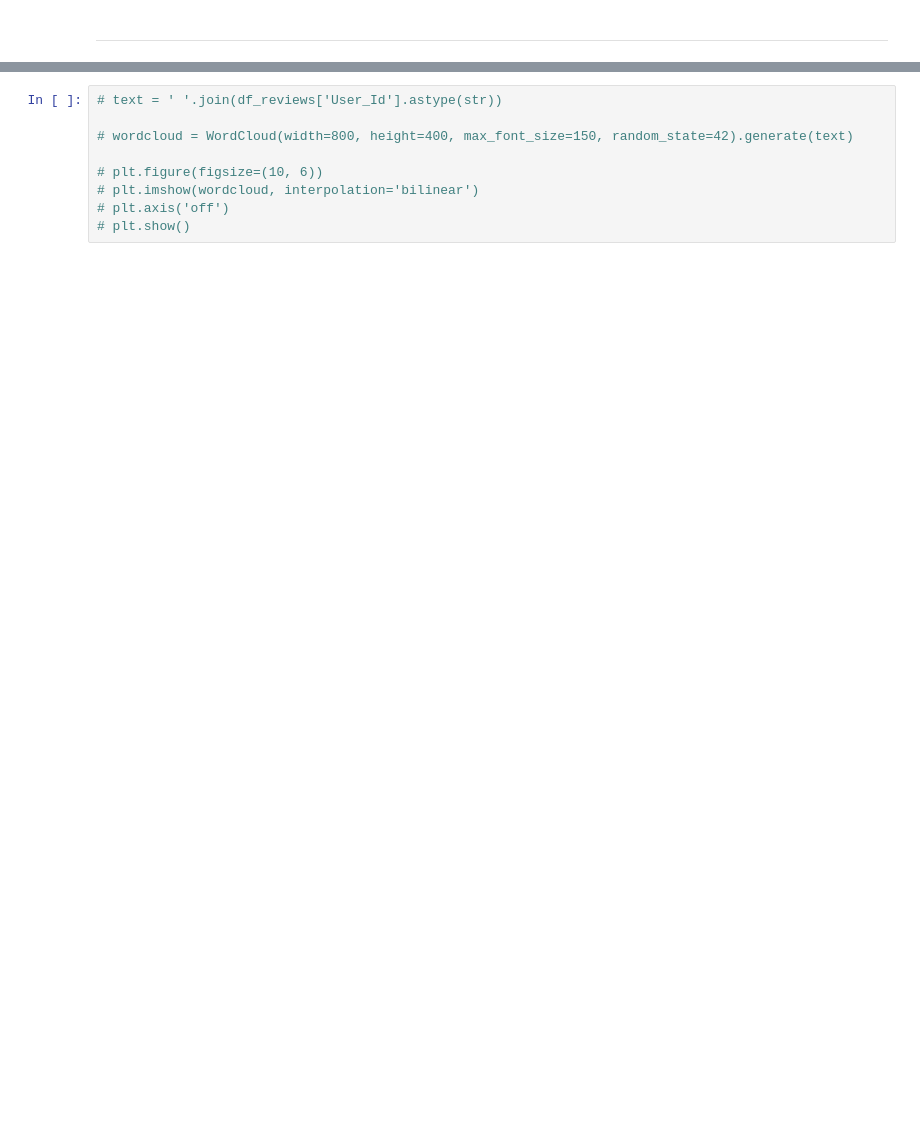
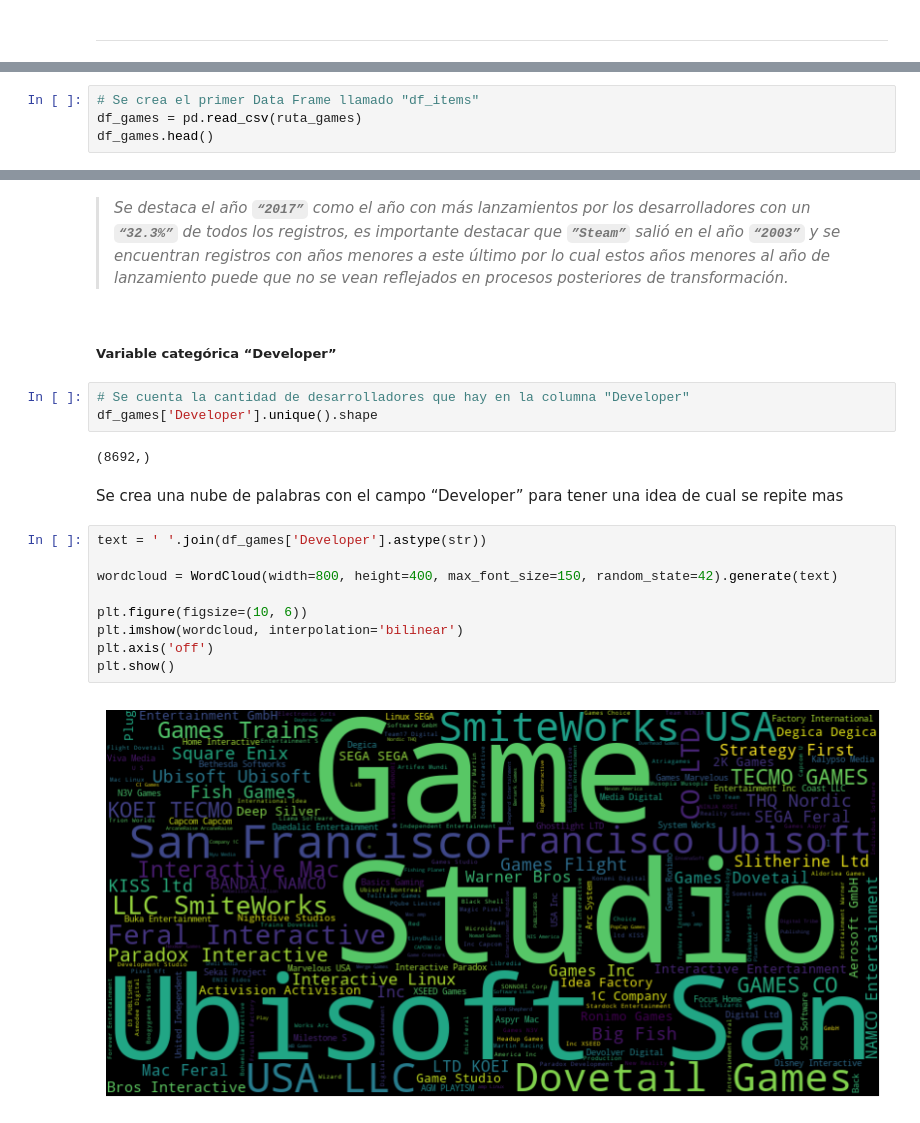
Before and after one commit to DavidssonGon/PI_ML_OPS_STEAM_DSFT17, a Jupyter notebook: EDA.ipynb, the cells around one changed output, grey strips where cells are left out. Saved outputs shown, nothing was run; the diff lists cells and outputs as text; blank space fills up the shorter version.

```diff
--- a/EDA.ipynb
+++ b/EDA.ipynb
@@ -532,0 +537,4 @@ relacion_items_horas.head()
+# %%
+# Se crea el primer Data Frame llamado "df_items"
+df_games = pd.read_csv(ruta_games)
+df_games.head()
@@ -533,9 +606,22 @@ relacion_items_horas.head()
+# %% [markdown]
+>*Se destaca el año **`“2017”`** como el año con más lanzamientos por los desarrolladores con un **`“32.3%”`** de todos los registros, es importante destacar que **`”Steam”`** salió en el año **`“2003”`** y se encuentran registros con años menores a este último por lo cual estos años menores al año de lanzamiento puede que no se vean reflejados en procesos posteriores de transformación.*
+# %% [markdown]
+##### Variable categórica “Developer”
+# %%
+# Se cuenta la cantidad de desarrolladores que hay en la columna "Developer"
+df_games['Developer'].unique().shape
+# %% [output]
+(8692,)
+# %% [markdown]
+Se crea una nube de palabras con el campo “Developer” para tener una idea de cual se repite mas
 # %%
-# text = ' '.join(df_reviews['User_Id'].astype(str))
+text = ' '.join(df_games['Developer'].astype(str))
 
-# wordcloud = WordCloud(width=800, height=400, max_font_size=150, random_state=42).generate(text)
+wordcloud = WordCloud(width=800, height=400, max_font_size=150, random_state=42).generate(text)
 
-# plt.figure(figsize=(10, 6))
-# plt.imshow(wordcloud, interpolation='bilinear')
-# plt.axis('off')
-# plt.show()
+plt.figure(figsize=(10, 6))
+plt.imshow(wordcloud, interpolation='bilinear')
+plt.axis('off')
+plt.show()
+# %% [output]
+[figure, added]
```
Also changed, not shown: parts of 66 cells of this notebook.
